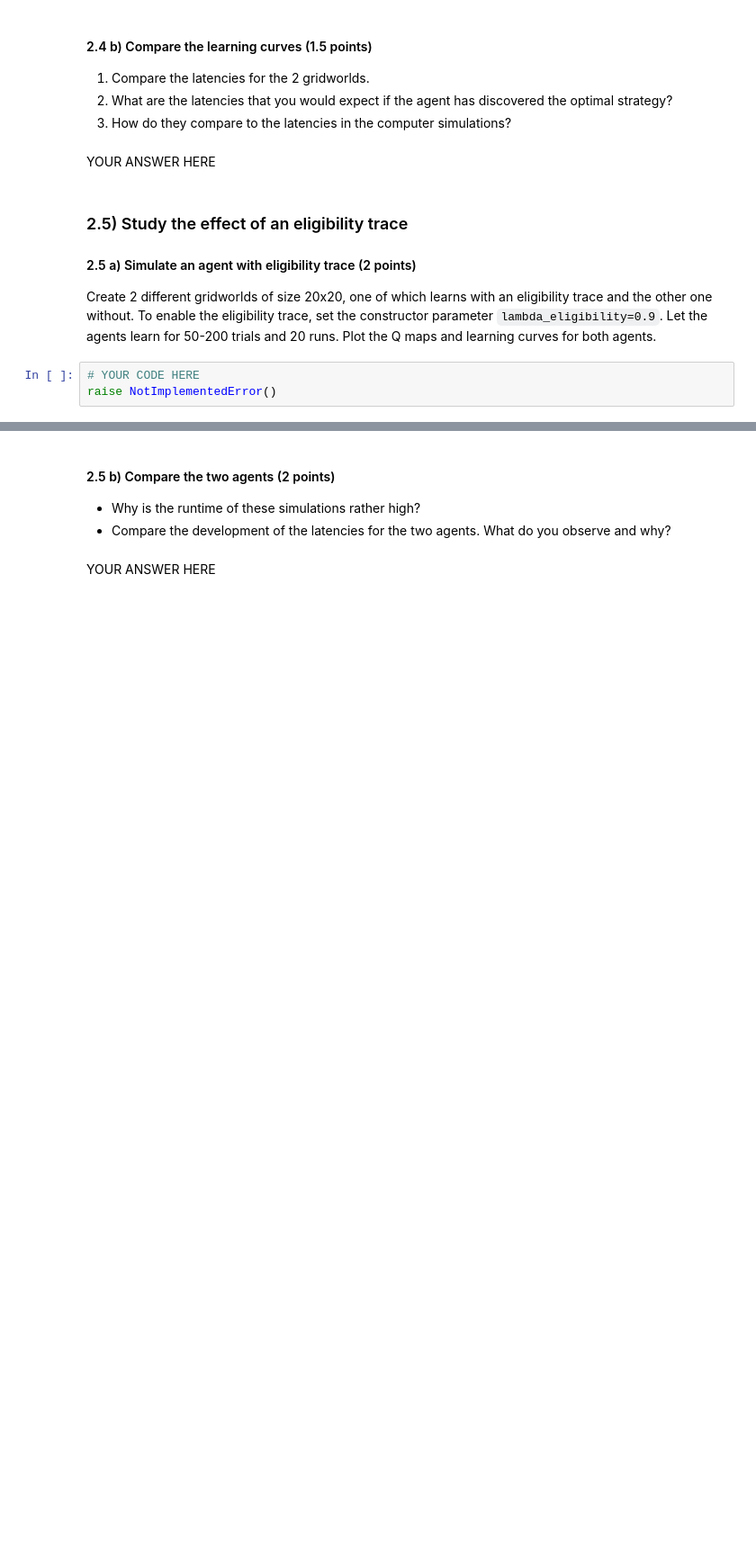
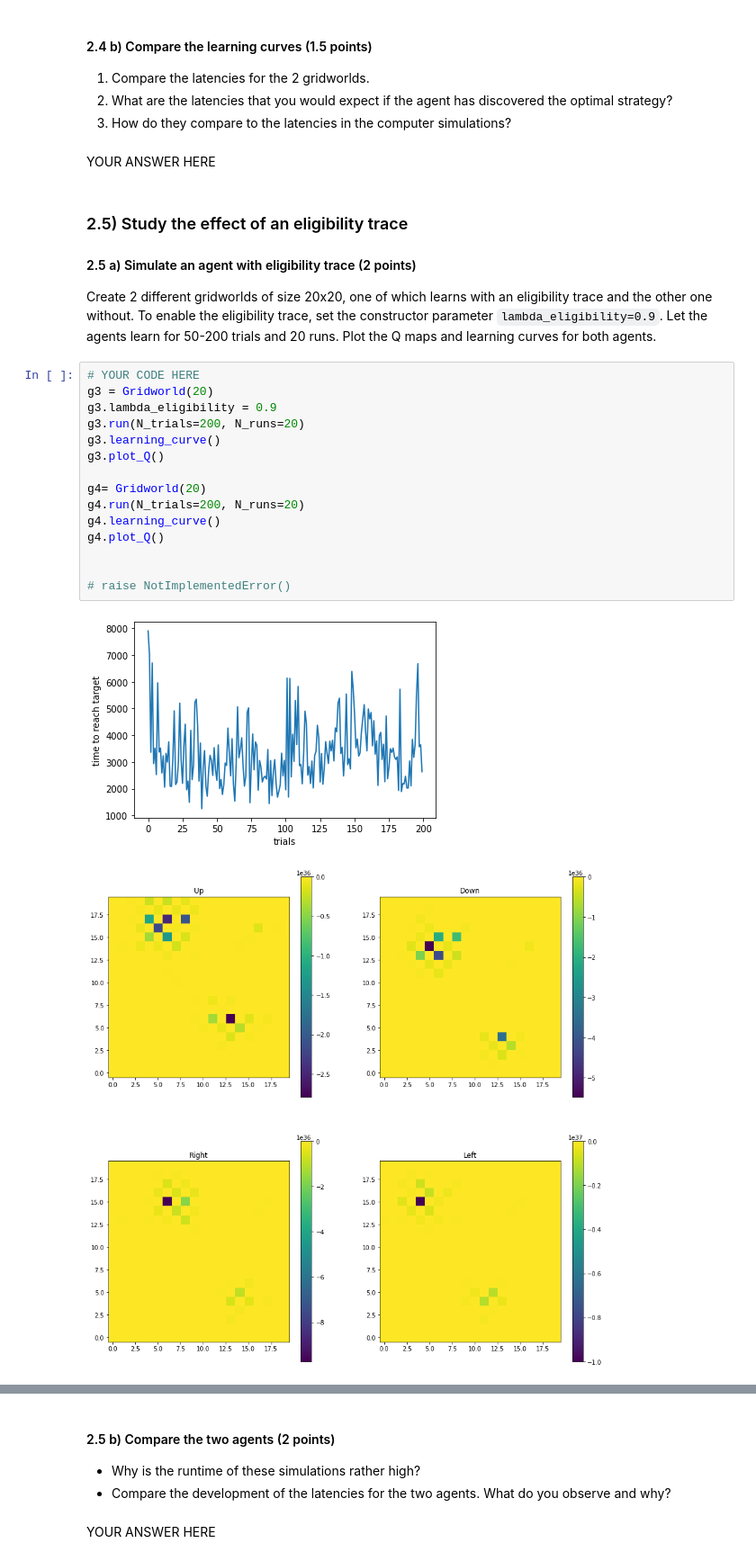
Before and after one commit to Erfan7bt/MHBF, a Jupyter notebook: 8-rl-part-II/rl-part-II.ipynb, the cells around one changed output, grey strips where cells are left out. Shown at 90% size. Cells and saved outputs as stored; diff of their text form; blank space fills up the shorter version.

```diff
--- a/8-rl-part-II/rl-part-II.ipynb
+++ b/8-rl-part-II/rl-part-II.ipynb
@@ -520,6 +557,21 @@ YOUR ANSWER HERE
 
 Create 2 different gridworlds of size 20x20, one of which learns with an eligibility trace and the other one without. To enable the eligibility trace, set the constructor parameter `lambda_eligibility=0.9`.
 Let the agents learn for 50-200 trials and 20 runs. Plot the Q maps and learning curves for both agents.
-# %%
-# YOUR CODE HERE
-raise NotImplementedError()
+# %%
+# YOUR CODE HERE
+g3 = Gridworld(20)
+g3.lambda_eligibility = 0.9
+g3.run(N_trials=200, N_runs=20)
+g3.learning_curve()
+g3.plot_Q()
+
+g4= Gridworld(20)
+g4.run(N_trials=200, N_runs=20)
+g4.learning_curve()
+g4.plot_Q()
+
+
+# raise NotImplementedError()
+# %% [output]
+[figure, added]
+[figure, added]
```
Also changed, not shown: parts of 14 cells of this notebook.
